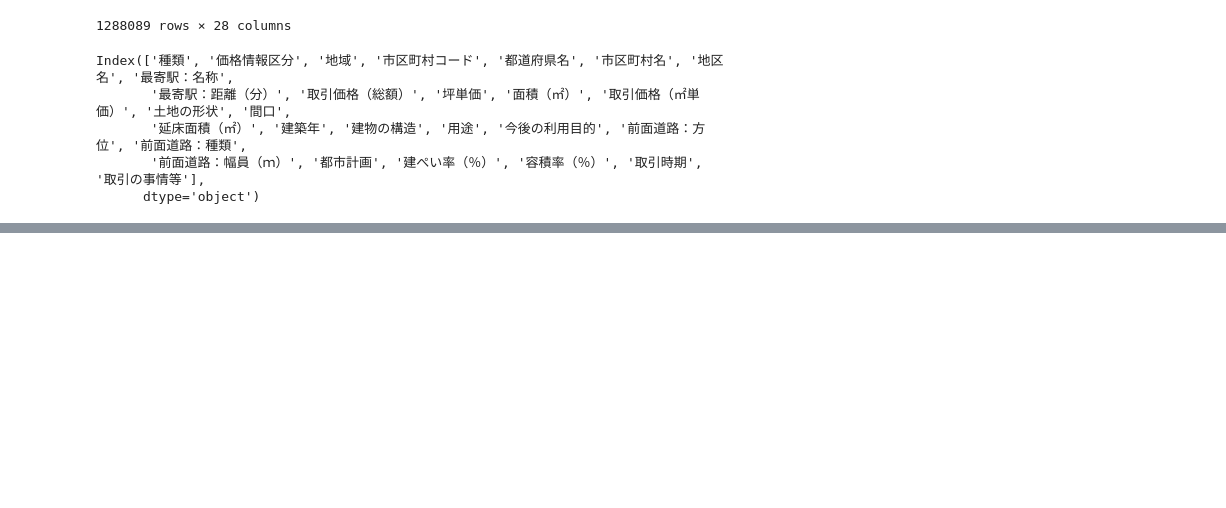
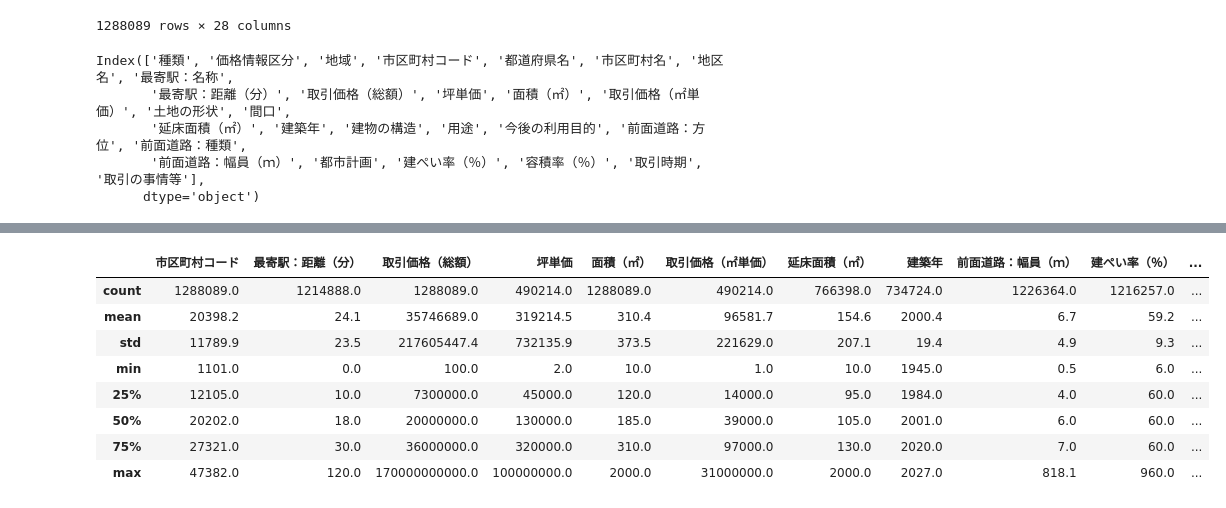
Before and after one commit to shun0109/colab, a Jupyter notebook: processing.ipynb, the cells around one changed output, grey strips where cells are left out. Saved outputs shown, nothing was run; the diff lists cells and outputs as text; code cells hidden in the pictures; blank space fills up the shorter version.

```diff
--- a/processing.ipynb
+++ b/processing.ipynb
@@ -76,0 +128,6 @@ Index(['種類', '価格情報区分', '地域', '市区町村コード', '都
+# %%
+df=df.assign(建築年=df['建築年'].str.split(r"\年",expand=True).iloc[:,0])
+df['建築年']=df['建築年'].apply(lambda x:
+                          1945 if x=='戦前' else
+                          x)
+df['建築年'].head()
@@ -76,0 +223,12 @@ Index(['種類', '価格情報区分', '地域', '市区町村コード', '都
+# %%
+df.describe().apply(lambda s: s.apply('{0:.1f}'.format))
+# %% [output]
+|  | 市区町村コード | 最寄駅：距離（分） | 取引価格（総額） | 坪単価 | 面積（㎡） | 取引価格（㎡単価） | 延床面積（㎡） | 建築年 | 前面道路：幅員（ｍ） | 建ぺい率（％） | ... |
+| count | 1288089.0 | 1214888.0 | 1288089.0 | 490214.0 | 1288089.0 | 490214.0 | 766398.0 | 734724.0 | 1226364.0 | 1216257.0 | ... |
+| mean | 20398.2 | 24.1 | 35746689.0 | 319214.5 | 310.4 | 96581.7 | 154.6 | 2000.4 | 6.7 | 59.2 | ... |
+| std | 11789.9 | 23.5 | 217605447.4 | 732135.9 | 373.5 | 221629.0 | 207.1 | 19.4 | 4.9 | 9.3 | ... |
+| min | 1101.0 | 0.0 | 100.0 | 2.0 | 10.0 | 1.0 | 10.0 | 1945.0 | 0.5 | 6.0 | ... |
+| 25% | 12105.0 | 10.0 | 7300000.0 | 45000.0 | 120.0 | 14000.0 | 95.0 | 1984.0 | 4.0 | 60.0 | ... |
+| 50% | 20202.0 | 18.0 | 20000000.0 | 130000.0 | 185.0 | 39000.0 | 105.0 | 2001.0 | 6.0 | 60.0 | ... |
+| 75% | 27321.0 | 30.0 | 36000000.0 | 320000.0 | 310.0 | 97000.0 | 130.0 | 2020.0 | 7.0 | 60.0 | ... |
+| max | 47382.0 | 120.0 | 170000000000.0 | 100000000.0 | 2000.0 | 31000000.0 | 2000.0 | 2027.0 | 818.1 | 960.0 | ... |
```
Also changed, not shown: parts of 19 cells of this notebook.
